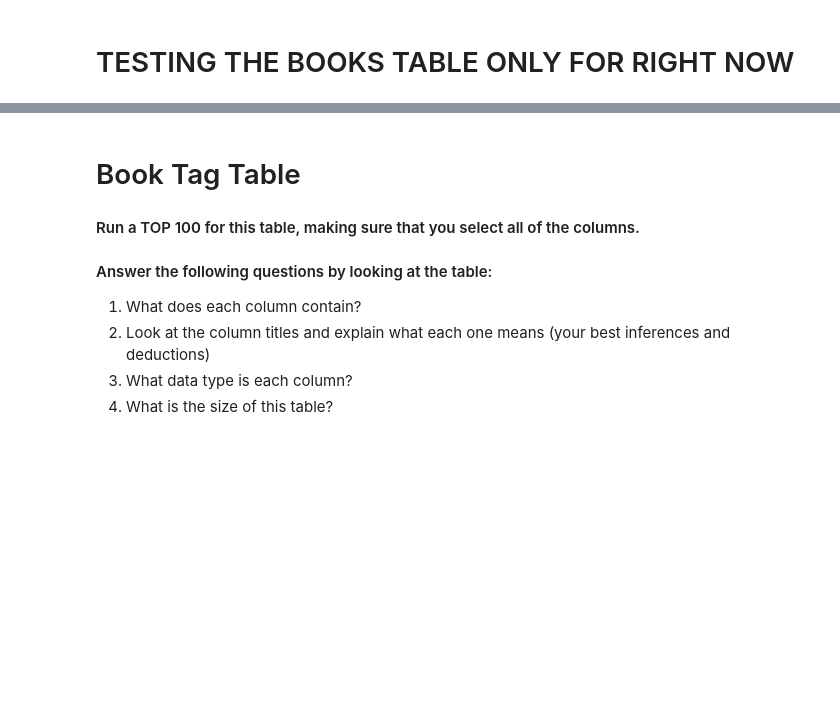
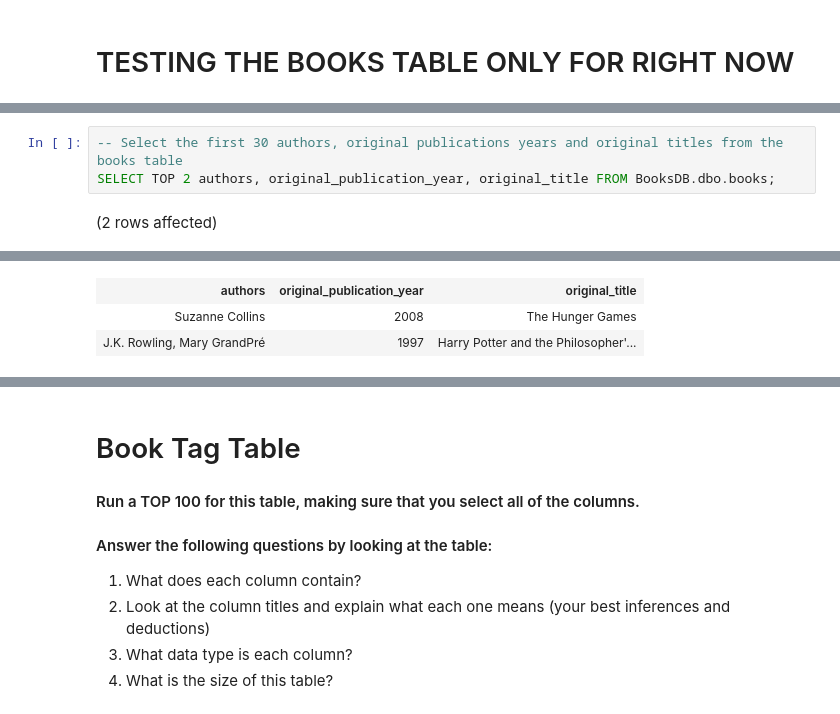
Before and after one commit to yayasanya/SQL-Part-1-Exercises, a Jupyter notebook: SQL-Part-1-BookData-EDA.ipynb, the cells around one changed output, grey strips where cells are left out. Cells and saved outputs as stored; diff of their text form; blank space fills up the shorter version.

```diff
--- a/SQL-Part-1-BookData-EDA.ipynb
+++ b/SQL-Part-1-BookData-EDA.ipynb
@@ -44,0 +65,5 @@ Total execution time: 00:00:00.057
+# %%
+-- Select the first 30 authors, original publications years and original titles from the books table
+SELECT TOP 2 authors, original_publication_year, original_title FROM BooksDB.dbo.books;
+# %% [output]
+(2 rows affected)
@@ -44,0 +71,3 @@ Total execution time: 00:00:00.057
+| authors | original_publication_year | original_title |
+| Suzanne Collins | 2008 | The Hunger Games |
+| J.K. Rowling, Mary GrandPré | 1997 | Harry Potter and the Philosopher'... |
```
Also changed, not shown: parts of 14 cells of this notebook, 1 other file.
